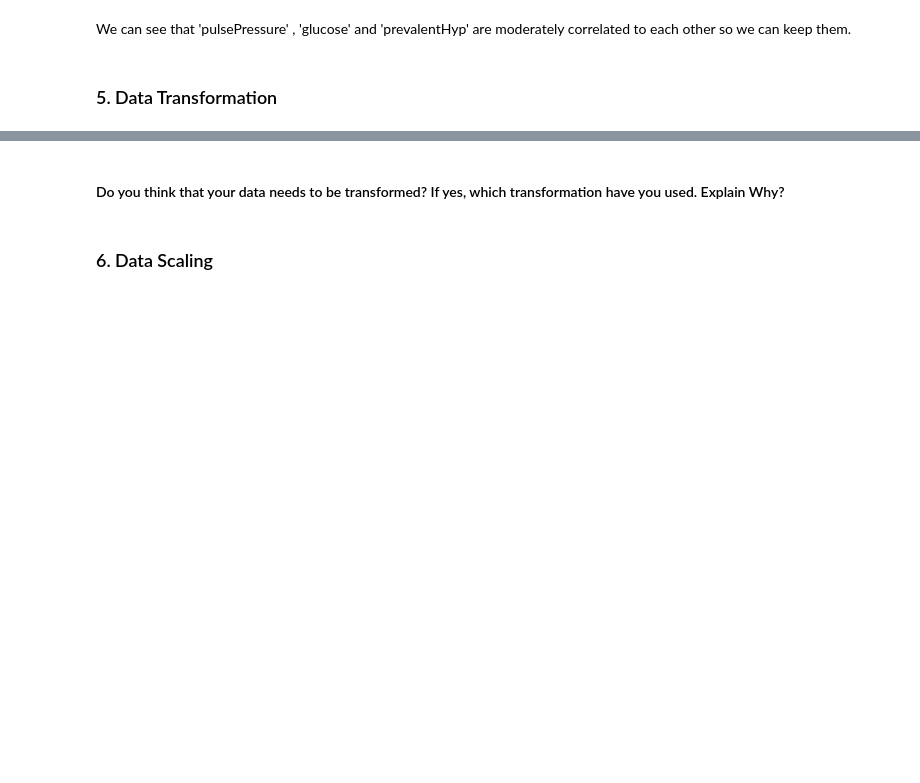
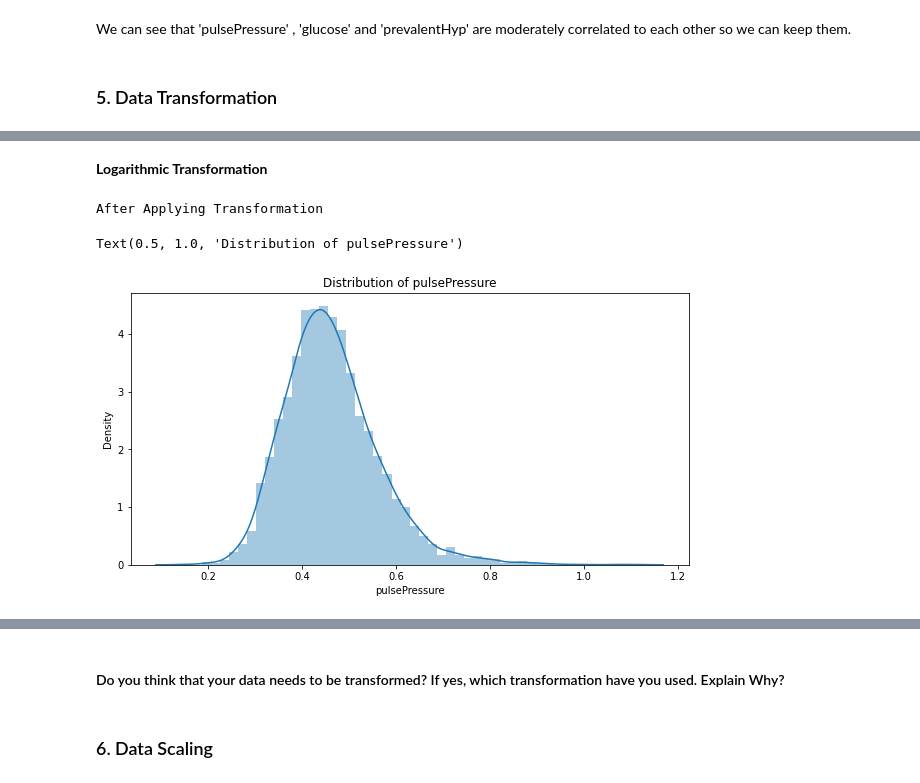
Before and after one commit to Shraddha6999/CARDIOVASCULAR-RISK-PREDICTION-, a Jupyter notebook: Cardiovascular_Risk_Prediction.ipynb, the cells around one changed output, grey strips where cells are left out. Drawn from its saved outputs; the diff is of its cells as text; code cells hidden in the pictures; blank space fills up the shorter version.

```diff
--- a/Cardiovascular_Risk_Prediction.ipynb
+++ b/Cardiovascular_Risk_Prediction.ipynb
@@ -1248,0 +1287,21 @@ df[continous_variable] = np.log(df[continous_variable] +1 )
+# %%
+# Creating 5 different copies to check the distribution of the variable
+test_df1=final_df.copy()
+test_df2=final_df.copy()
+test_df3=final_df.copy()
+test_df4=final_df.copy()
+# %% [markdown]
+**Logarithmic Transformation**
+# %%
+# Applying transformation on the considered column
+test_df1['pulsePressure']=np.log(test_df1['pulsePressure']+1)
+
+# Checking the distribution of continous variable
+plt.figure(figsize=(10,5))
+print("After Applying Transformation")
+sns.distplot(df['pulsePressure'])
+plt.title('Distribution of pulsePressure')
+# %% [output]
+After Applying Transformation
+Text(0.5, 1.0, 'Distribution of pulsePressure')
+[figure, added]
```
Also changed, not shown: parts of 68 cells of this notebook.
